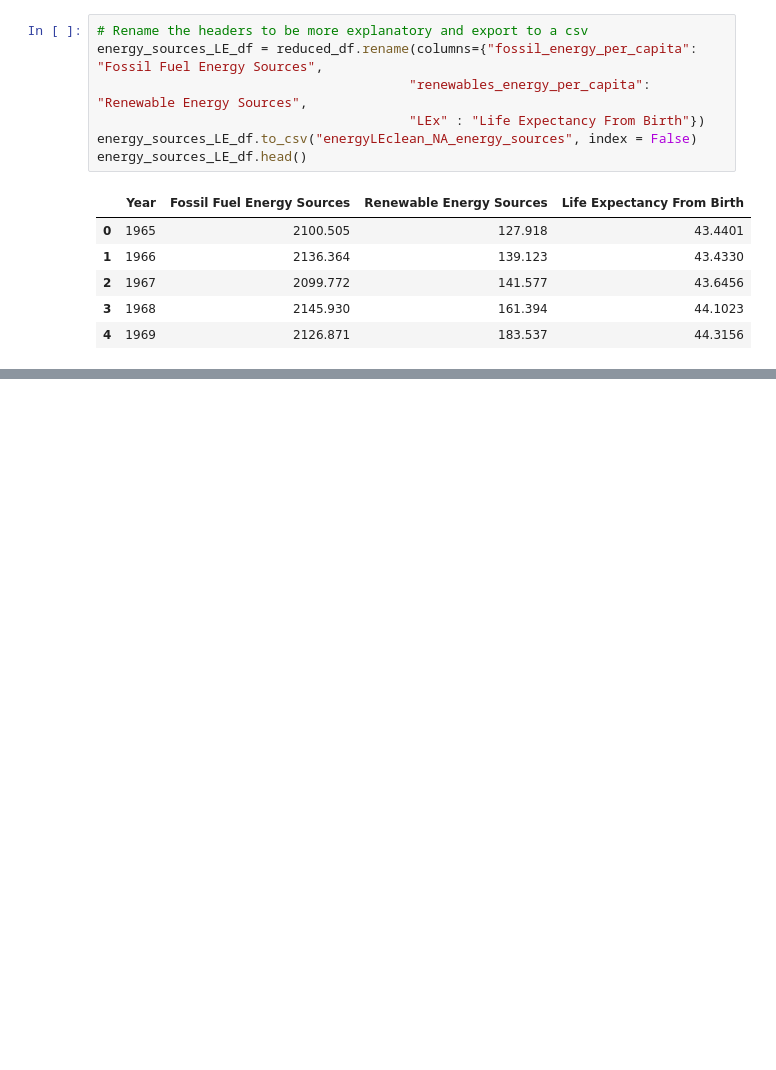
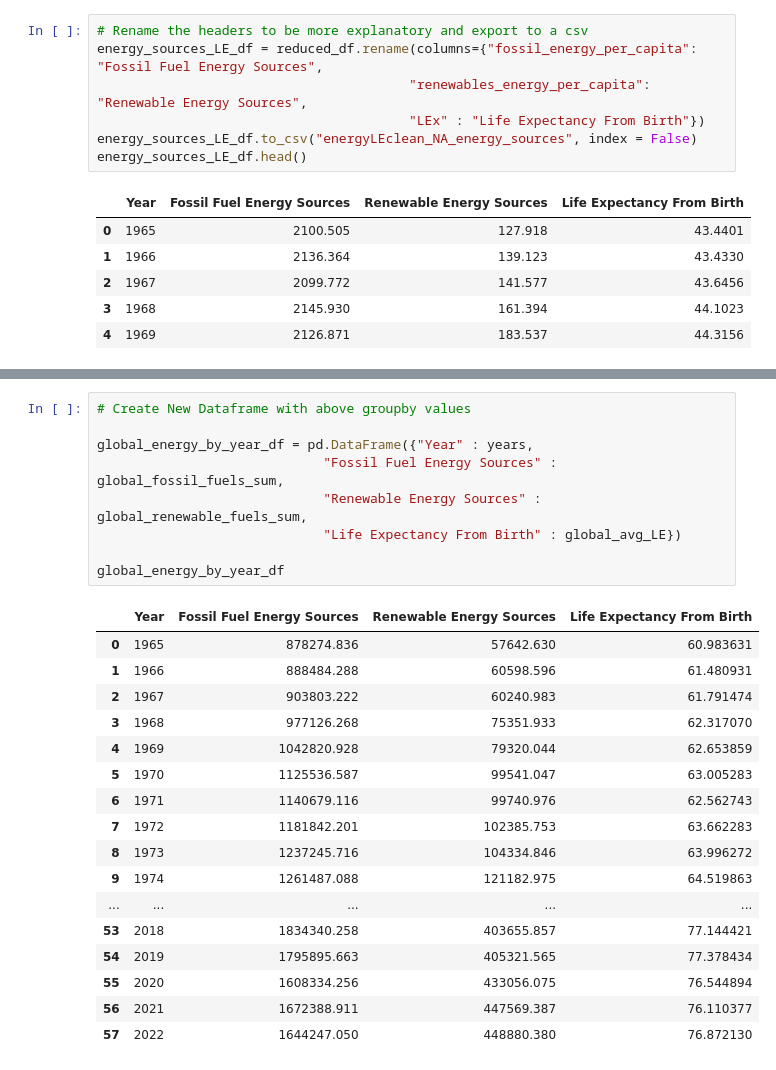
Before and after one commit to Faith-Hall/Group-Project-1, a Jupyter notebook: analysis_3.ipynb, the cells around one changed output, grey strips where cells are left out. Drawn from its saved outputs; the diff is of its cells as text; blank space fills up the shorter version.

```diff
--- a/analysis_3.ipynb
+++ b/analysis_3.ipynb
@@ -75,0 +84,27 @@ LE_birth = "Life Expectancy From Birth"
+# %%
+# Create New Dataframe with above groupby values
+
+global_energy_by_year_df = pd.DataFrame({"Year" : years,
+                             "Fossil Fuel Energy Sources" : global_fossil_fuels_sum,
+                             "Renewable Energy Sources" : global_renewable_fuels_sum,
+                             "Life Expectancy From Birth" : global_avg_LE})
+
+global_energy_by_year_df
+# %% [output]
+|  | Year | Fossil Fuel Energy Sources | Renewable Energy Sources | Life Expectancy From Birth |
+| 0 | 1965 | 878274.836 | 57642.630 | 60.983631 |
+| 1 | 1966 | 888484.288 | 60598.596 | 61.480931 |
+| 2 | 1967 | 903803.222 | 60240.983 | 61.791474 |
+| 3 | 1968 | 977126.268 | 75351.933 | 62.317070 |
+| 4 | 1969 | 1042820.928 | 79320.044 | 62.653859 |
+| 5 | 1970 | 1125536.587 | 99541.047 | 63.005283 |
+| 6 | 1971 | 1140679.116 | 99740.976 | 62.562743 |
+| 7 | 1972 | 1181842.201 | 102385.753 | 63.662283 |
+| 8 | 1973 | 1237245.716 | 104334.846 | 63.996272 |
+| 9 | 1974 | 1261487.088 | 121182.975 | 64.519863 |
+| ... | ... | ... | ... | ... |
+| 53 | 2018 | 1834340.258 | 403655.857 | 77.144421 |
+| 54 | 2019 | 1795895.663 | 405321.565 | 77.378434 |
+| 55 | 2020 | 1608334.256 | 433056.075 | 76.544894 |
+| 56 | 2021 | 1672388.911 | 447569.387 | 76.110377 |
+| 57 | 2022 | 1644247.050 | 448880.380 | 76.872130 |
```
Also changed, not shown: parts of 5 cells of this notebook.
